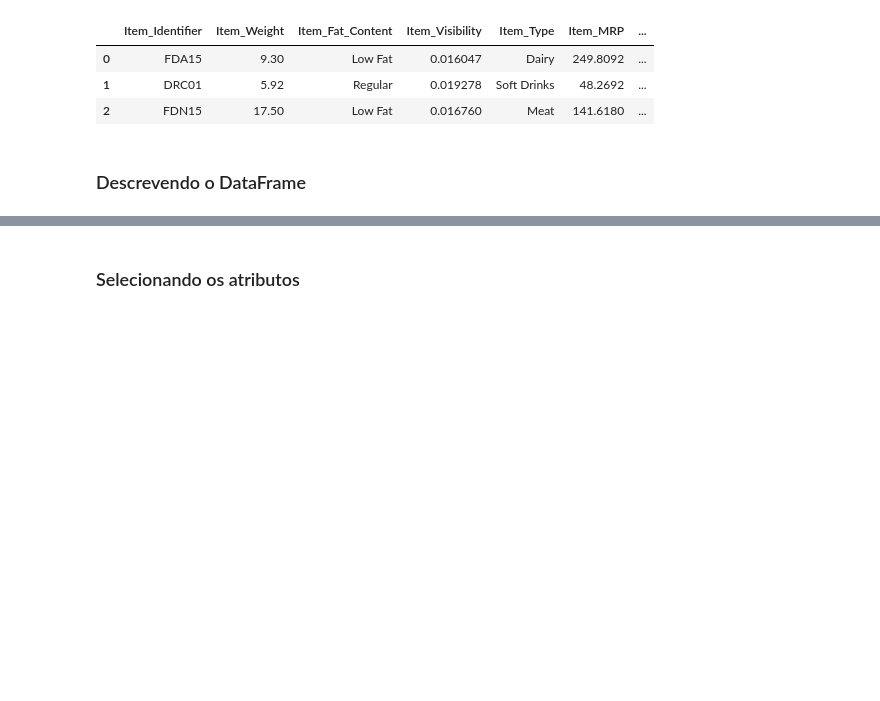
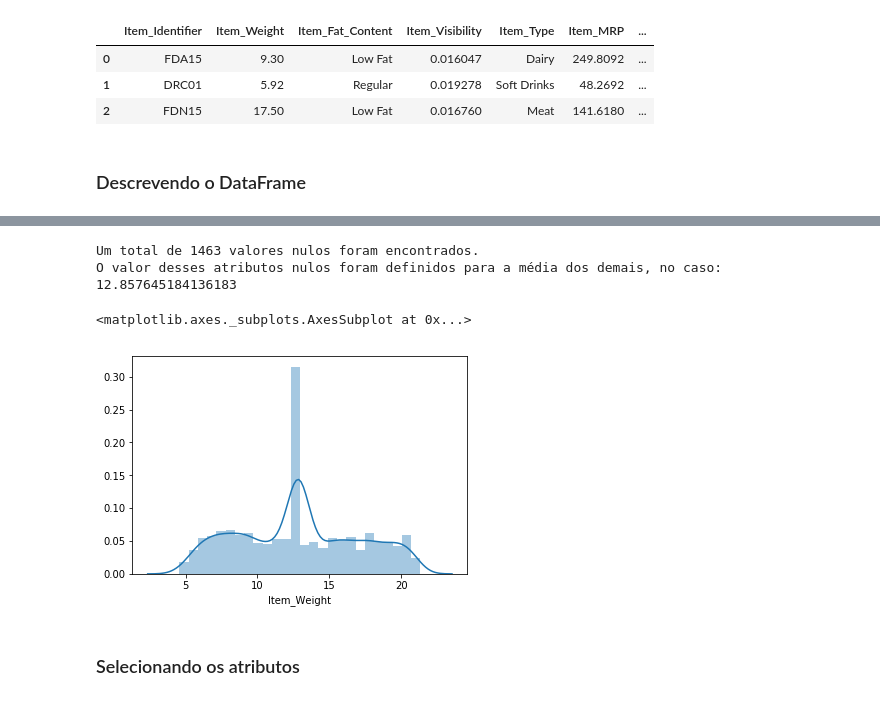
Before and after one commit to EverNife/DataAnalytics-API, a Jupyter notebook: Treino2/Treino2_BigMartSales.ipynb, the cells around one changed output, grey strips where cells are left out. Drawn from its saved outputs; the diff is of its cells as text; code cells hidden in the pictures; blank space fills up the shorter version.

```diff
--- a/Treino2/Treino2_BigMartSales.ipynb
+++ b/Treino2/Treino2_BigMartSales.ipynb
@@ -82,3 +109,11 @@ MainAPI.plotar('Item_Outlet_Sales')
+# %%
+analytics.tratarVariaveisNulasComMediaDasOutras('Item_Weight');
+analytics.plotar('Item_Weight')
+# %% [output]
+Um total de 1463 valores nulos foram encontrados.
+O valor desses atributos nulos foram definidos para a média dos demais, no caso: 12.857645184136183
+<matplotlib.axes._subplots.AxesSubplot at 0x...>
+[figure, added]
 # %% [markdown]
 ### Selecionando os atributos
 # %%
```
Also changed, not shown: parts of 14 cells of this notebook, 25 other files.
